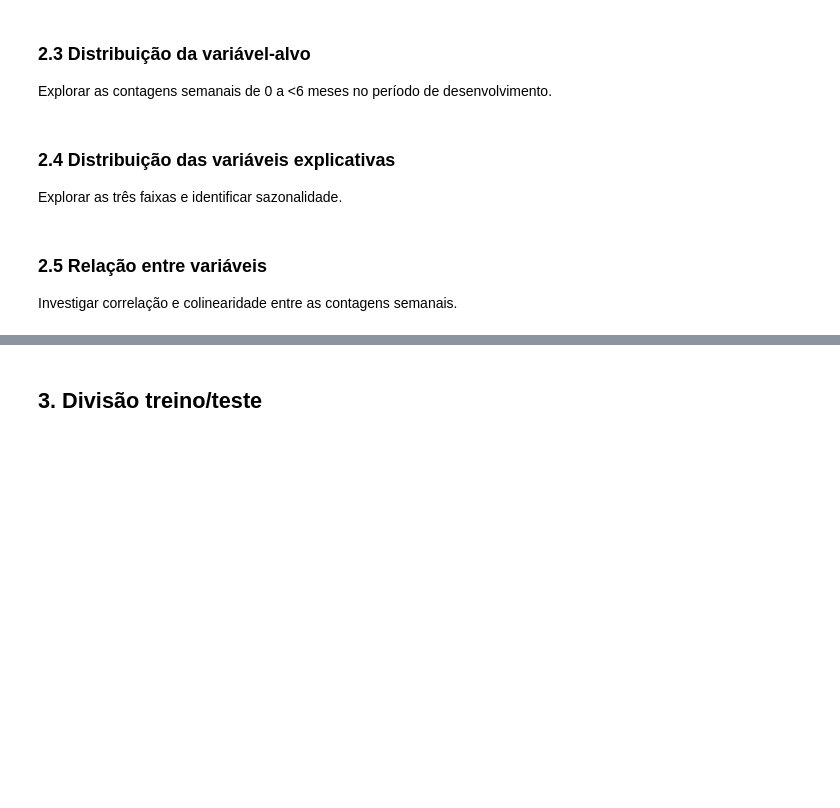
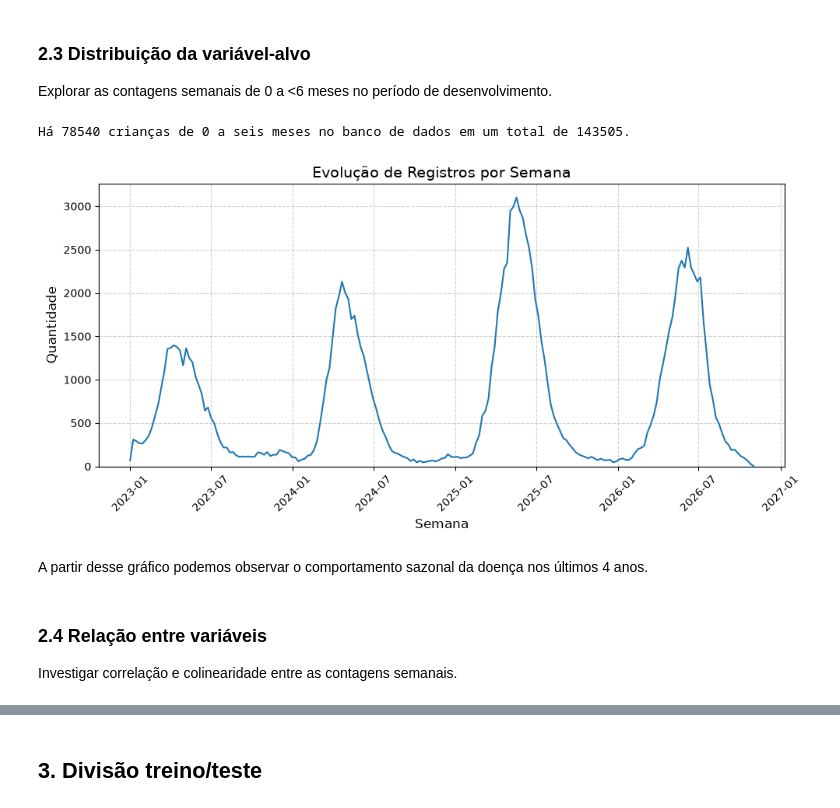
Before and after one commit to Machine-Learning-Name-in-progress/Regression-Pipeline, a Jupyter notebook: regression_pipeline.ipynb, the cells around one changed output, grey strips where cells are left out. Cells and saved outputs as stored; diff of their text form; code cells hidden in the pictures; blank space fills up the shorter version.

```diff
--- a/regression_pipeline.ipynb
+++ b/regression_pipeline.ipynb
@@ -71,0 +91,5 @@ Conferir datas, códigos de idade e valores dos indicadores de VSR.
+# %%
+# Padronizando como AAAA-MM-DD
+df['DT_SIN_PRI'] = pd.to_datetime(df['DT_SIN_PRI'], format='mixed', utc=True)
+df['DT_SIN_PRI'] = df['DT_SIN_PRI'].dt.date
+df['DT_SIN_PRI'] = pd.to_datetime(df['DT_SIN_PRI'])
@@ -75,0 +143,4 @@ Verificar datas e indicadores ausentes. Campo de exame vazio não equivale a um
+# %%
+# Remove linhas com duplo NaN em 'PCR_VSR' e 'AN_VSR'
+df = empty_values_remove(df, ['PCR_VSR', 'AN_VSR'], any_missing=False)
+print(f"Número de crianças com pelo menos um positivo: {df.shape[0]}")
@@ -77,11 +161,36 @@ Verificar datas e indicadores ausentes. Campo de exame vazio não equivale a um
 ### 2.3 Distribuição da variável-alvo
 
 Explorar as contagens semanais de 0 a <6 meses no período de desenvolvimento.
-# %% [markdown]
-### 2.4 Distribuição das variáveis explicativas
-
-Explorar as três faixas e identificar sazonalidade.
+# %%
+# Calcular número de crianças com até seis meses.
+df_6_meses = df[(df['TP_IDADE'] == 1) | ((df['TP_IDADE'] == 2) & (df['NU_IDADE_N'] <= 6))]
+print(f"Há {df_6_meses.shape[0]} crianças de 0 a seis meses no banco de dados em um total de {df.shape[0]}.")
+# %% [output]
+Há 78540 crianças de 0 a seis meses no banco de dados em um total de 143505.
+# %%
+# Agrupando casos de vsr por semana
+contagem_semanal = df.resample('W', on='DT_SIN_PRI').size()
+# %%
+# Plotando gráfico de número de casos semanais de 2023 a 2026
+fig, ax = plt.subplots(figsize=(10, 5))
+ax.plot(contagem_semanal.index, contagem_semanal.values)
+
+ax.set_title('Evolução de Registros por Semana', fontsize=14)
+ax.set_xlabel('Semana', fontsize=12)
+ax.set_ylabel('Quantidade', fontsize=12)
+
+plt.xticks(rotation=45)
+
+ax.set_ylim(bottom=0)
+
+ax.grid(True, linestyle='--', alpha=0.6)
+plt.tight_layout()
+plt.show()
+# %% [output]
+[figure, added]
+# %% [markdown]
+A partir desse gráfico podemos observar o comportamento sazonal da doença nos últimos 4 anos.
 # %% [markdown]
-### 2.5 Relação entre variáveis
+### 2.4 Relação entre variáveis
 
 Investigar correlação e colinearidade entre as contagens semanais.
```
Also changed, not shown: parts of 23 cells of this notebook.
